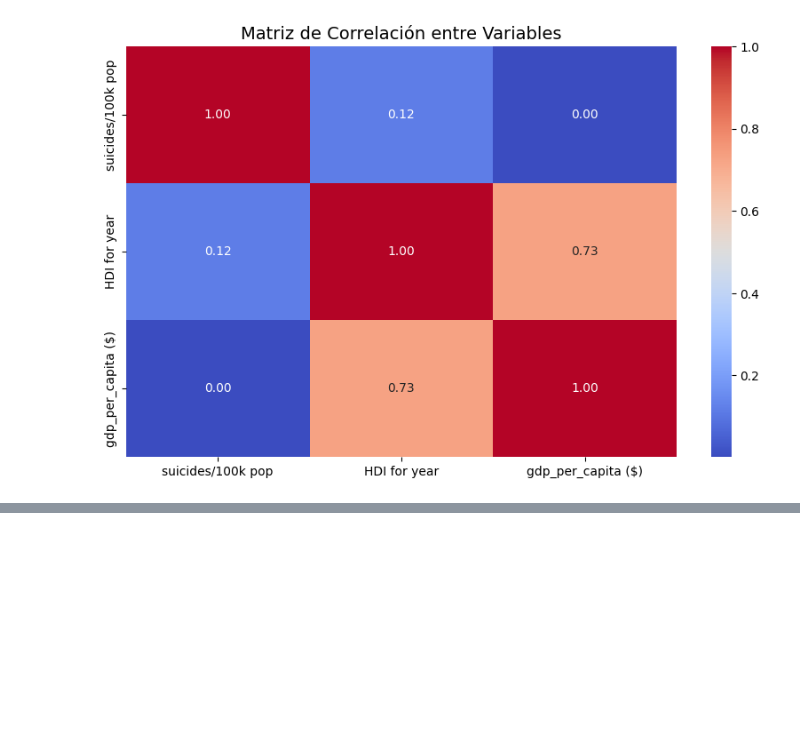
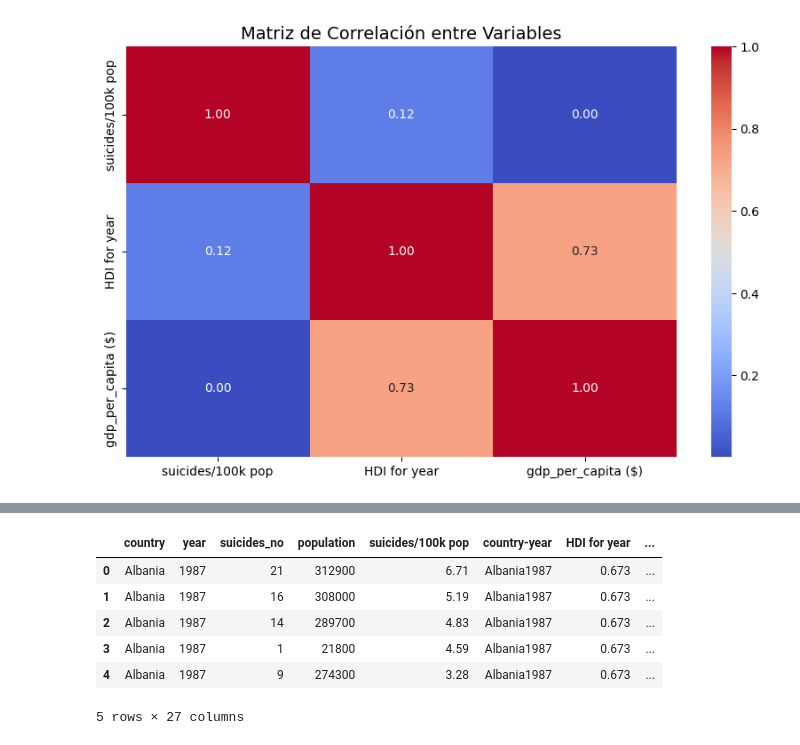
Before and after one commit to rosanavanesavasquez/Suicide_rates_Overview, a Jupyter notebook: Suicide_Rates_Overview_VASQUEZ_1eraEntrega.ipynb, the cells around one changed output, grey strips where cells are left out. Cells and saved outputs as stored; diff of their text form; code cells hidden in the pictures; blank space fills up the shorter version.

```diff
--- a/Suicide_Rates_Overview_VASQUEZ_1eraEntrega.ipynb
+++ b/Suicide_Rates_Overview_VASQUEZ_1eraEntrega.ipynb
@@ -61,3 +70,7 @@ print("Valores nulos por columna:\n", df.isnull().sum())
 gdp_per_capita ($)        0
 generation                0
 dtype: int64
+# %%
+# Revisar valores únicos para variables categóricas
+for col in ['country', 'sex', 'age', 'generation']:
+    print(f"Valores únicos en {col}: {df[col].unique()}")
@@ -186,0 +237,3 @@ plt.show()
+# %%
+# Nueva variable: suicidios por 100k habitantes ajustados al PIB
+df['suicides_per_100k_gdp'] = df['suicides/100k pop'] / df['gdp_per_capita ($)']
@@ -186,0 +242,13 @@ plt.show()
+# %%
+from sklearn.preprocessing import StandardScaler
+
+# Seleccionamos columnas numéricas que usaremos para modelado
+numeric_cols = ['gdp_per_capita ($)', 'HDI for year', 'suicides/100k pop']
+
+# Estandarizamos y agregamos al DataFrame con sufijo _scaled
+scaler = StandardScaler()
+scaled_values = scaler.fit_transform(df[numeric_cols])
+scaled_df = pd.DataFrame(scaled_values, columns=[col + '_scaled' for col in numeric_cols])
+
+# Concatenamos al dataset original
+df = pd.concat([df, scaled_df], axis=1)
@@ -186,0 +262,17 @@ plt.show()
+# %%
+from sklearn.preprocessing import StandardScaler
+
+# Definir columnas numéricas a escalar
+numeric_cols = ['gdp_per_capita ($)', 'HDI for year', 'suicides/100k pop']
+
+# Crear el scaler
+scaler = StandardScaler()
+
+# Ajustar y transformar los datos
+scaled_values = scaler.fit_transform(df[numeric_cols])
+
+# Crear un DataFrame con las columnas escaladas
+scaled_df = pd.DataFrame(scaled_values, columns=[col + '_scaled' for col in numeric_cols])
+
+# Concatenar con el DataFrame original
+df = pd.concat([df.reset_index(drop=True), scaled_df.reset_index(drop=True)], axis=1)
@@ -186,0 +285,13 @@ plt.show()
+# %%
+
+df_encoded = pd.get_dummies(df, columns=['sex', 'generation', 'age'], drop_first=True)
+
+df_encoded.head()
+# %% [output]
+|  | country | year | suicides_no | population | suicides/100k pop | country-year | HDI for year | ... |
+| 0 | Albania | 1987 | 21 | 312900 | 6.71 | Albania1987 | 0.673 | ... |
+| 1 | Albania | 1987 | 16 | 308000 | 5.19 | Albania1987 | 0.673 | ... |
+| 2 | Albania | 1987 | 14 | 289700 | 4.83 | Albania1987 | 0.673 | ... |
+| 3 | Albania | 1987 | 1 | 21800 | 4.59 | Albania1987 | 0.673 | ... |
+| 4 | Albania | 1987 | 9 | 274300 | 3.28 | Albania1987 | 0.673 | ... |
+5 rows × 27 columns
```
Also changed, not shown: parts of 35 cells of this notebook.
